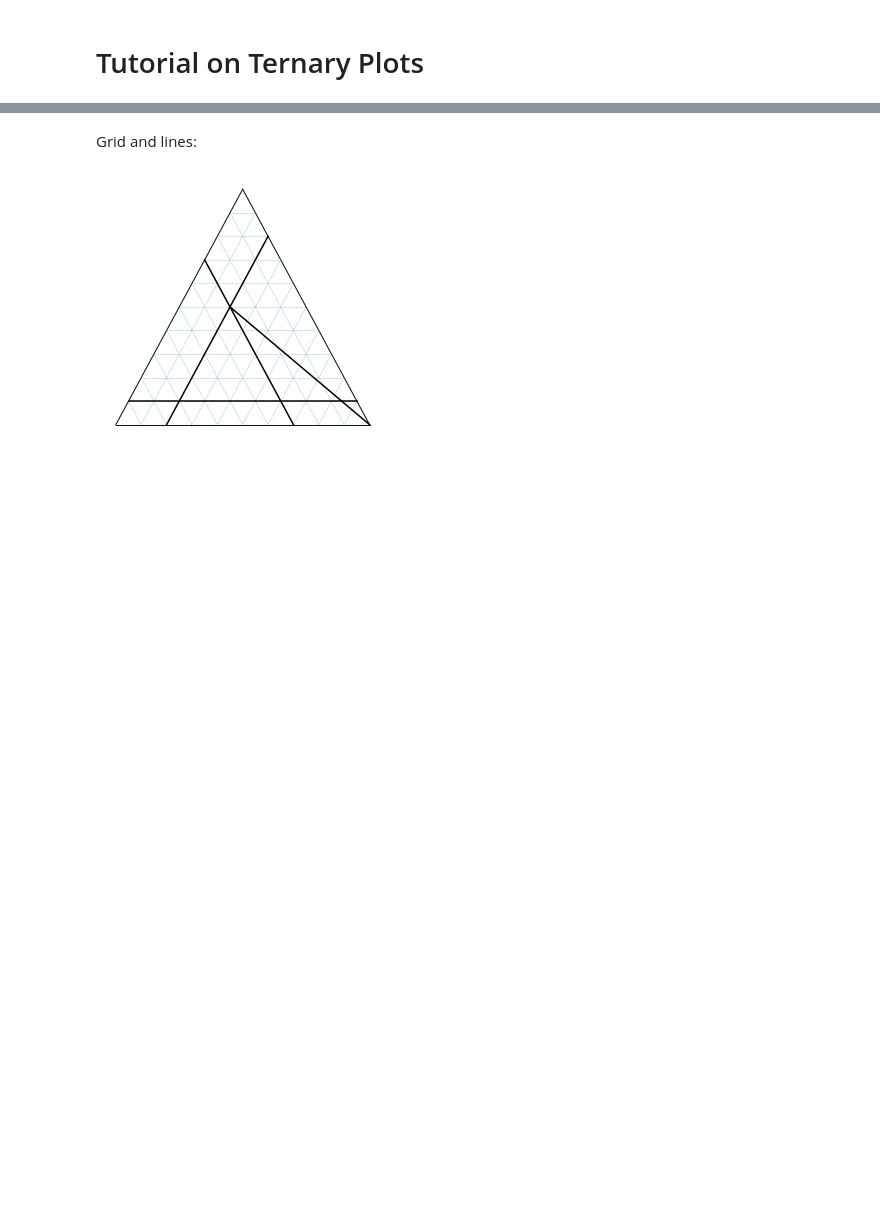
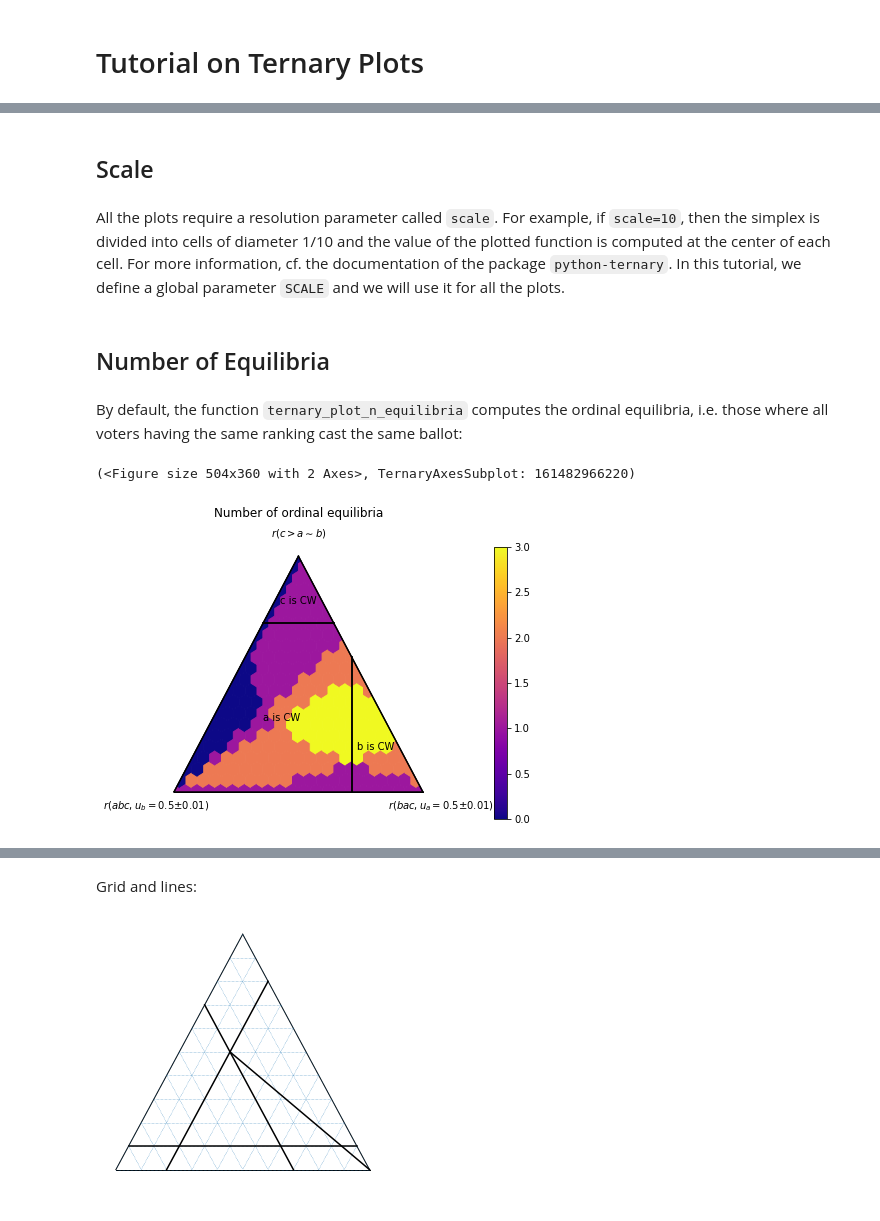
Before and after one commit to francois-durand/poisson_approval, a Jupyter notebook: docs/tutorials/tutorial_ternary_plots.ipynb, the cells around one changed output, grey strips where cells are left out. Drawn from its saved outputs; the diff is of its cells as text; code cells hidden in the pictures; blank space fills up the shorter version.

```diff
--- a/docs/tutorials/tutorial_ternary_plots.ipynb
+++ b/docs/tutorials/tutorial_ternary_plots.ipynb
@@ -120,0 +10,4 @@ pa.ternary_plot_winning_frequencies(
+# %%
+simplex_to_profile = pa.SimplexToProfile(
+    pa.ProfileNoisyDiscrete, left_type=('abc', 0.5, 0.01), right_type=('bac', 0.5, 0.01), top_type='c>a~b',
+    d_type_fixed_share={('abc', 0.1, 0.01): Fraction(1, 10), ('abc', 0.9, 0.01): Fraction(2, 10)})
@@ -120,0 +26,18 @@ pa.ternary_plot_winning_frequencies(
+# %% [markdown]
+## Scale
+# %% [markdown]
+All the plots require a resolution parameter called ``scale``. For example, if ``scale=10``, then the simplex is divided into cells of diameter 1/10 and the value of the plotted function is computed at the center of each cell. For more information, cf. the documentation of the package ``python-ternary``. In this tutorial, we define a global parameter ``SCALE`` and we will use it for all the plots.
+# %%
+SCALE = 21
+# %% [markdown]
+## Number of Equilibria
+# %% [markdown]
+By default, the function ``ternary_plot_n_equilibria`` computes the ordinal equilibria, i.e. those where all voters having the same ranking cast the same ballot:
+# %%
+pa.ternary_plot_n_equilibria(
+    simplex_to_profile,
+    scale=SCALE,
+    title='Number of ordinal equilibria')
+# %% [output]
+(<Figure size 504x360 with 2 Axes>, TernaryAxesSubplot: 161482966220)
+[figure, added]
```
Also changed, not shown: parts of 51 cells of this notebook, 15 other files.
